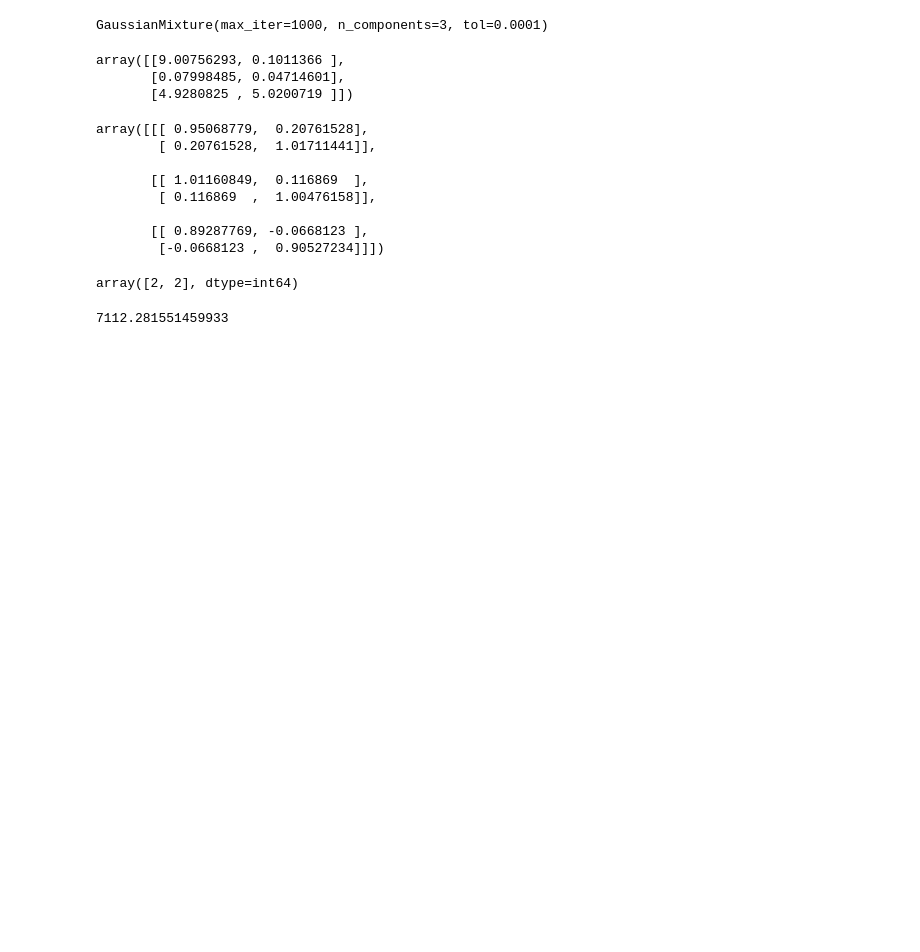
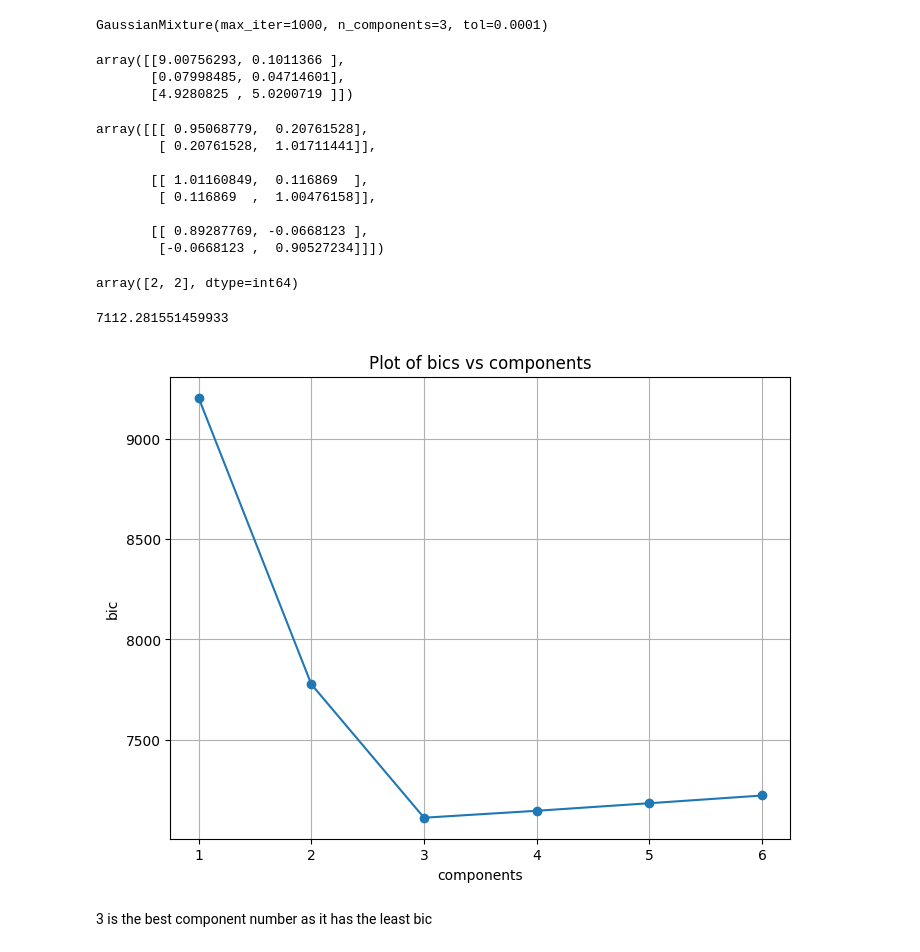
Before and after one commit to alyraafat/Machine-Learning-Fundamentals, a Jupyter notebook: Gaussian_Mixture_Model.ipynb, the cells around one changed output. Cells and saved outputs as stored; diff of their text form; code cells hidden in the pictures; blank space fills up the shorter version.

```diff
--- a/Gaussian_Mixture_Model.ipynb
+++ b/Gaussian_Mixture_Model.ipynb
@@ -211,3 +211,22 @@ array([2, 2], dtype=int64)
 sklearn_gmm.bic(data)
 # %% [output]
 7112.281551459933
+# %%
+components = [1,2,3,4,5,6]
+bics = []
+for k in components:
+    sklearn_gmm_temp = GaussianMixture(n_components=k, tol=1e-4, max_iter=1000)
+    sklearn_gmm_temp.fit(data)
+    bics.append(sklearn_gmm_temp.bic(data))
+
+plt.figure(figsize=(8, 6))
+plt.plot(components, bics, marker='o')  # 'o' marker to show the individual data points
+plt.title("Plot of bics vs components")
+plt.xlabel("components")
+plt.ylabel("bic")
+plt.grid(True)
+plt.show()
+# %% [output]
+[figure, added]
+# %% [markdown]
+3 is the best component number as it has the least bic
```
